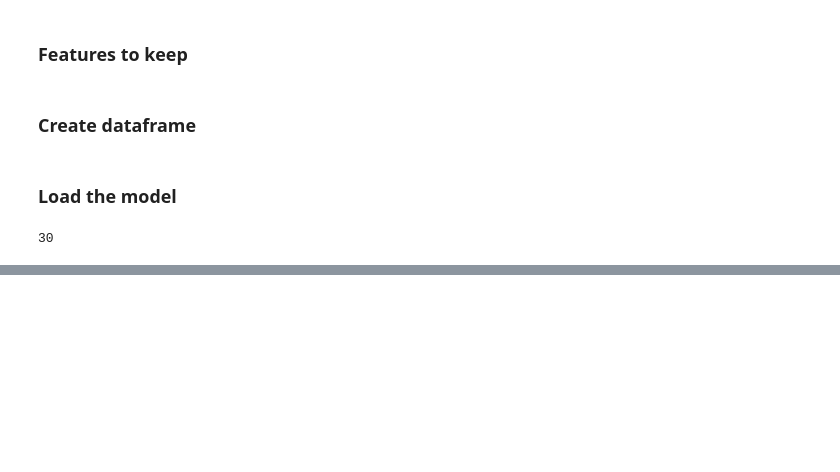
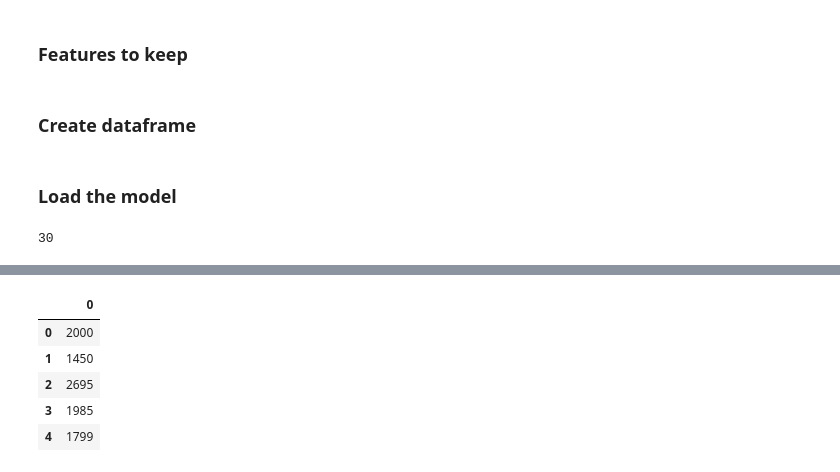
Before and after one commit to ABF-QC/Module2_Project1, a Jupyter notebook: Notebook/Validation_RealData_Polynomial_Regression.ipynb, the cells around one changed output, grey strips where cells are left out. Drawn from its saved outputs; the diff is of its cells as text; code cells hidden in the pictures; blank space fills up the shorter version.

```diff
--- a/Notebook/Validation_RealData_Polynomial_Regression.ipynb
+++ b/Notebook/Validation_RealData_Polynomial_Regression.ipynb
@@ -112,0 +184,11 @@ Predicted price: [-192566.64533288 -347856.58645089 -430144.21887108 -146955.765
+# %%
+dict(zip([0,1,2,3,4],price))
+
+pd.DataFrame(dict(zip([0,1,2,3,4],price)), index=[0]).transpose()
+# %% [output]
+|  | 0 |
+| 0 | 2000 |
+| 1 | 1450 |
+| 2 | 2695 |
+| 3 | 1985 |
+| 4 | 1799 |
```
Also changed, not shown: parts of 8 cells of this notebook, 3 other files.
